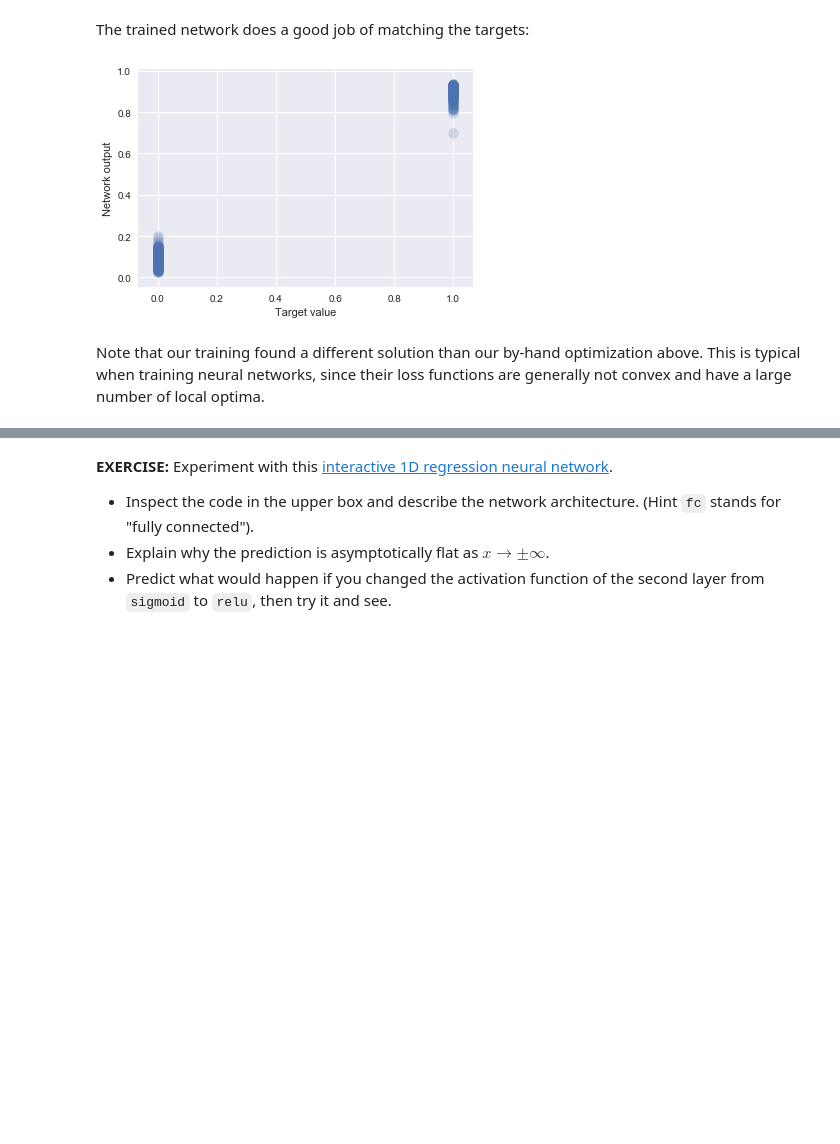
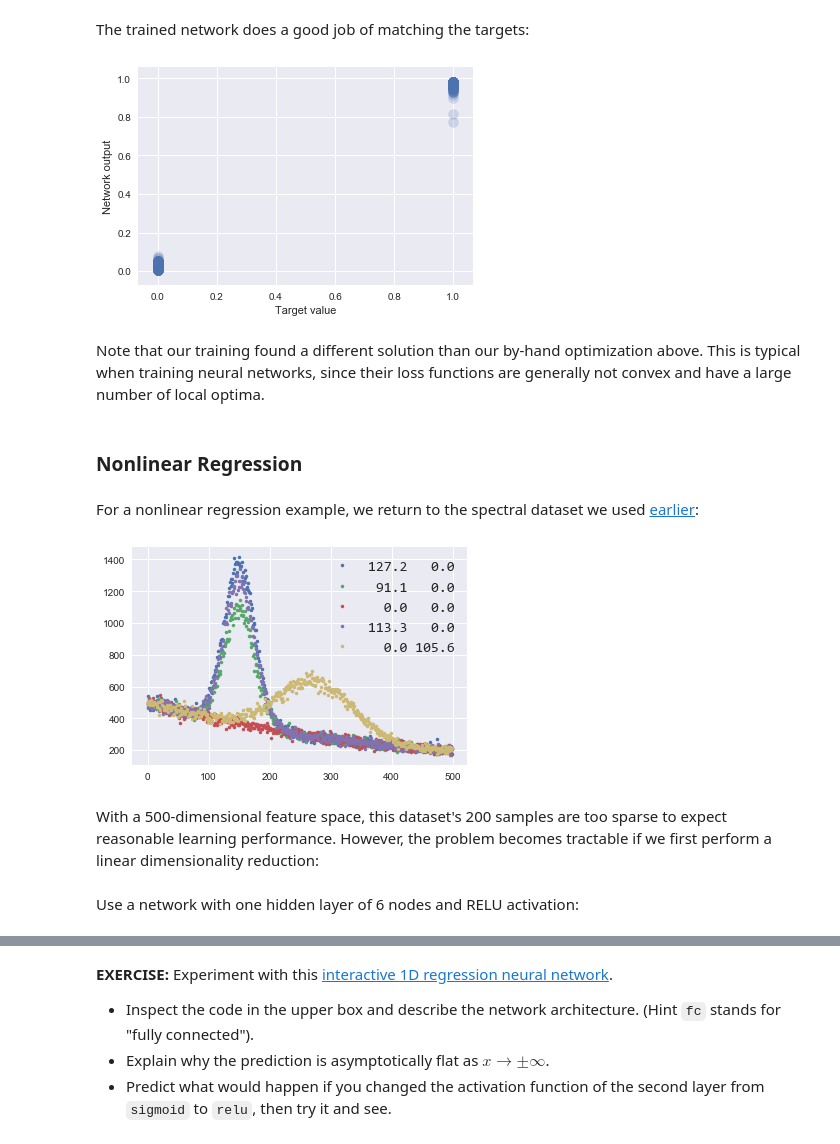
Before and after one commit to bubnicbf/phys_714, a Jupyter notebook: notebooks/NeuralNetworks.ipynb, the cells around one changed output, grey strips where cells are left out. Cells and saved outputs as stored; diff of their text form; code cells hidden in the pictures; blank space fills up the shorter version.

```diff
--- a/notebooks/NeuralNetworks.ipynb
+++ b/notebooks/NeuralNetworks.ipynb
@@ -393,10 +562,26 @@ plt.ylabel('L2 loss');
 # %% [markdown]
 The trained network does a good job of matching the targets:
 # %%
-plt.scatter(Y, Y_fit, s=100, marker='o', alpha=0.2);
+plt.scatter(Y, Y_out, s=100, marker='o', alpha=0.2);
 plt.xlabel('Target value')
 plt.ylabel('Network output');
 # %% [output]
-[figure, old version]
+[figure, new version]
 # %% [markdown]
 Note that our training found a different solution than our by-hand optimization above. This is typical when training neural networks, since their loss functions are generally not convex and have a large number of local optima.
+# %% [markdown]
+### Nonlinear Regression
+# %% [markdown]
+For a nonlinear regression example, we return to the spectral dataset we used [earlier](Dimensionality.ipynb):
+# %%
+X = pd.read_hdf(locate_data('spectra_data.hf5')).values
+Y = pd.read_hdf(locate_data('spectra_targets.hf5')).values
+# %%
+for i in range(5):
+    plt.plot(X[i], '.', label='{:5.1f} {:5.1f}'.format(*Y[i]))
+L = plt.legend(fontsize='x-large')
+plt.setp(L.texts, family='Consolas');
+# %% [output]
+[figure, added]
+# %% [markdown]
+With a 500-dimensional feature space, this dataset's 200 samples are too sparse to expect reasonable learning performance.  However, the problem becomes tractable if we first perform a linear dimensionality reduction:
@@ -402,0 +592,2 @@ Note that our training found a different solution than our by-hand optimization
+# %% [markdown]
+Use a network with one hidden layer of 6 nodes and RELU activation:
```
Also changed, not shown: parts of 39 cells of this notebook.
